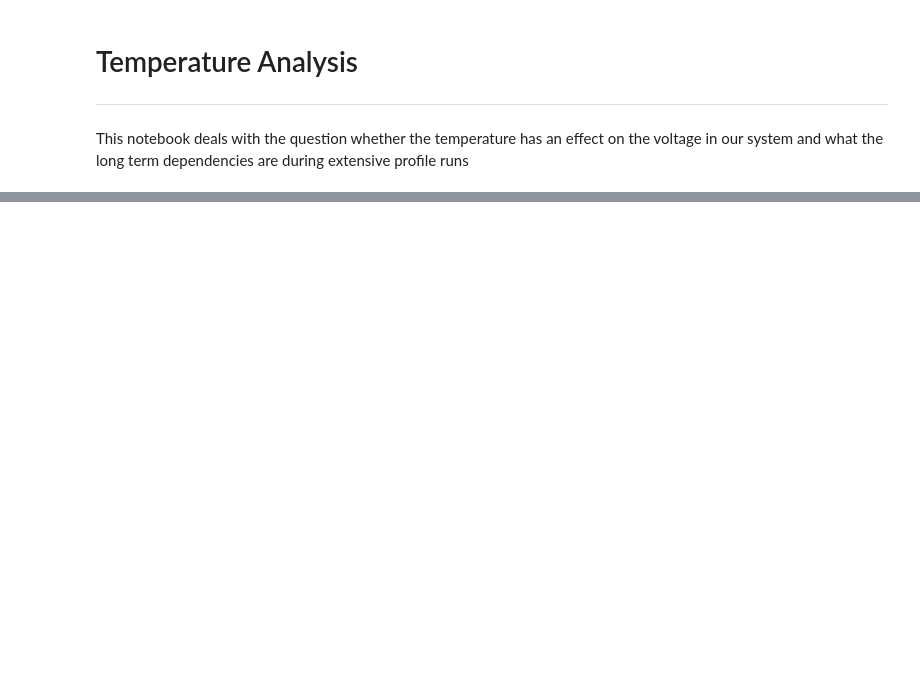
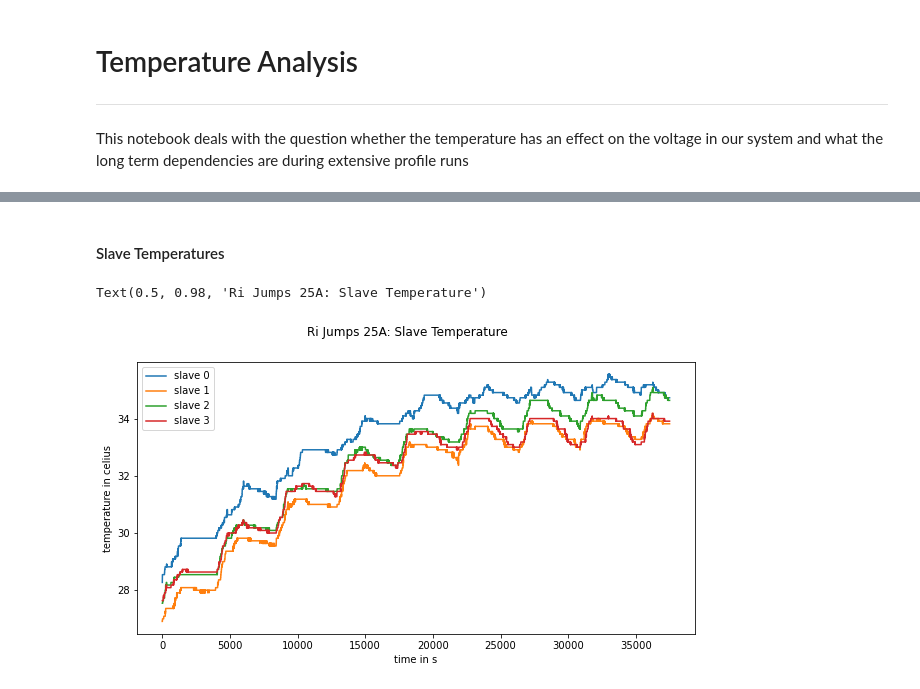
Before and after one commit to Energy-Theory-Guided-Data-Science/Battery-System, a Jupyter notebook: notebooks/19_temperature_analysis.ipynb, the cells around one changed output, grey strips where cells are left out. Drawn from its saved outputs; the diff is of its cells as text; code cells hidden in the pictures; blank space fills up the shorter version.

```diff
--- a/notebooks/19_temperature_analysis.ipynb
+++ b/notebooks/19_temperature_analysis.ipynb
@@ -28,11 +37,36 @@ Text(0.5, 0.98, 'Ri Jumps 25A: Inverter Current')
+# %% [markdown]
+#### Slave Temperatures
 # %%
 # load cell temperature data
 temp_slave_0 = np.loadtxt('../data/fobss_data/data/Ri Jumps 25A/cells/Slave_0_Cell_Temperatures.csv', delimiter=';')
 temp_slave_1 = np.loadtxt('../data/fobss_data/data/Ri Jumps 25A/cells/Slave_1_Cell_Temperatures.csv', delimiter=';')
 temp_slave_2 = np.loadtxt('../data/fobss_data/data/Ri Jumps 25A/cells/Slave_2_Cell_Temperatures.csv', delimiter=';')
 temp_slave_3 = np.loadtxt('../data/fobss_data/data/Ri Jumps 25A/cells/Slave_3_Cell_Temperatures.csv', delimiter=';')
 # delete unnecessary data
 temp_slave_0 = temp_slave_0[0:25000,:]
 temp_slave_1 = temp_slave_1[0:25000,:]
 temp_slave_2 = temp_slave_2[0:25000,:]
 temp_slave_3 = temp_slave_3[0:25000,:]
+# compute average temperatures for each slave
+temp_slave_0 = np.column_stack((temp_slave_0[:,0], np.mean(temp_slave_0[:, 1:temp_slave_0.shape[1]], axis=1)))
+temp_slave_1 = np.column_stack((temp_slave_1[:,0], np.mean(temp_slave_1[:, 1:temp_slave_1.shape[1]], axis=1)))
+temp_slave_2 = np.column_stack((temp_slave_2[:,0], np.mean(temp_slave_2[:, 1:temp_slave_2.shape[1]], axis=1)))
+temp_slave_3 = np.column_stack((temp_slave_3[:,0], np.mean(temp_slave_3[:, 1:temp_slave_3.shape[1]], axis=1)))
+# normalize CAN time
+temp_slave_0 = temp_slave_0 - [temp_slave_0[0,0],0]
+temp_slave_1 = temp_slave_1 - [temp_slave_1[0,0],0]
+temp_slave_2 = temp_slave_2 - [temp_slave_2[0,0],0]
+temp_slave_3 = temp_slave_3 - [temp_slave_3[0,0],0]
+# plot graph
+plt.subplots(figsize = (10,5))
+plt.plot(temp_slave_0[:,0], temp_slave_0[:,1], label="slave 0")
+plt.plot(temp_slave_1[:,0], temp_slave_1[:,1], label="slave 1")
+plt.plot(temp_slave_2[:,0], temp_slave_2[:,1], label="slave 2")
+plt.plot(temp_slave_3[:,0], temp_slave_3[:,1], label="slave 3")
+plt.legend()
+plt.xlabel('time in s')
+plt.ylabel('temperature in celius')
+plt.suptitle('Ri Jumps 25A: Slave Temperature')
+# %% [output]
+Text(0.5, 0.98, 'Ri Jumps 25A: Slave Temperature')
+[figure, added]
```
Also changed, not shown: parts of 20 cells of this notebook.
